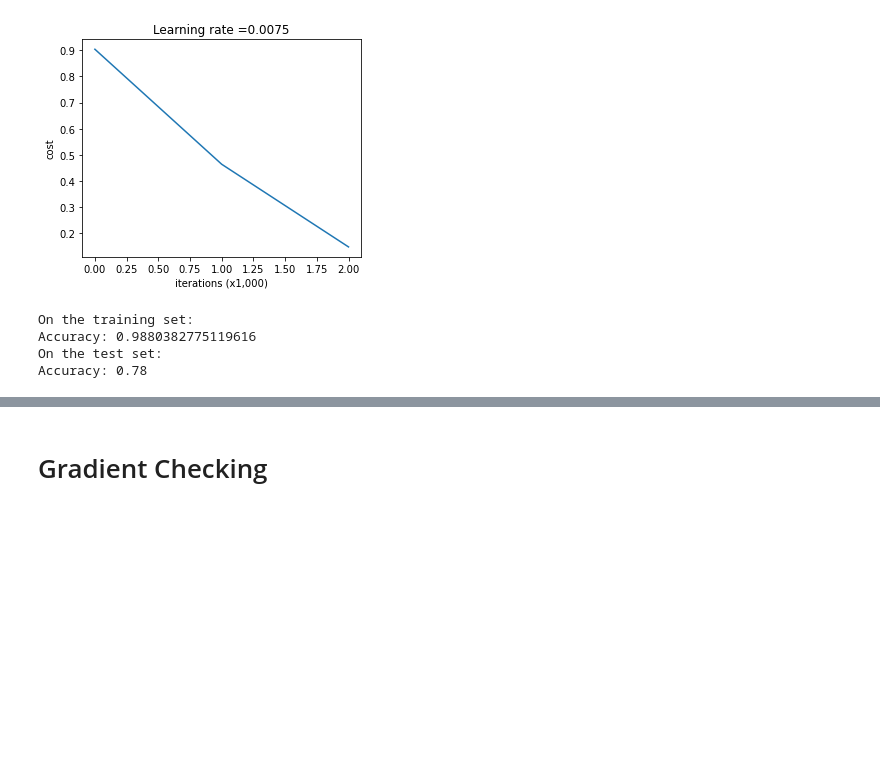
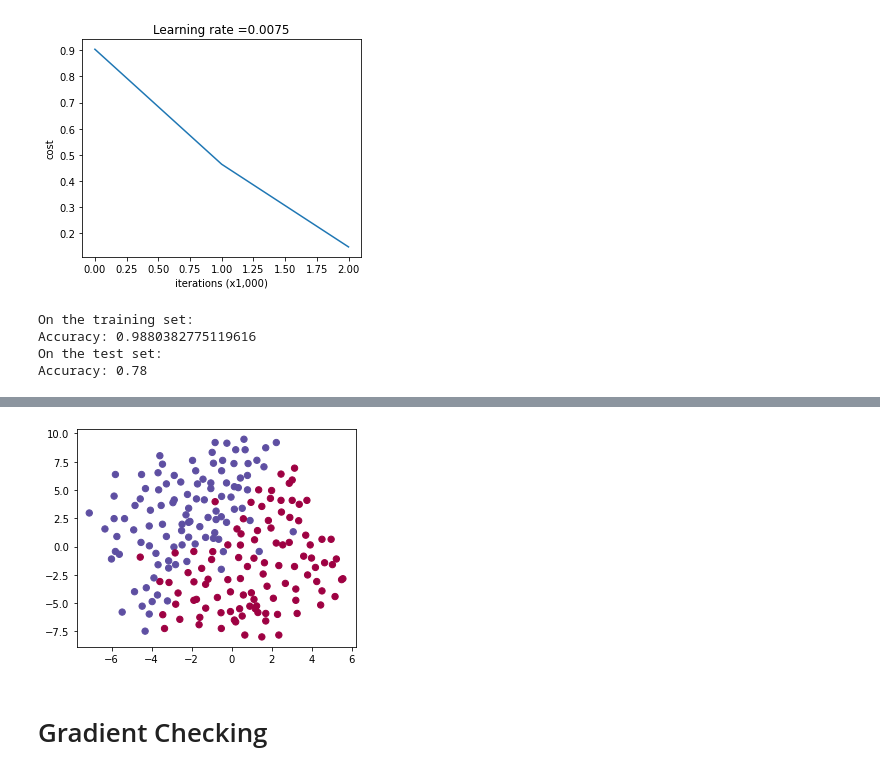
Before and after one commit to hamedrq7/Deep-Learning-Numpy-Practice, a Jupyter notebook: Fully-Connected-Deep-Neural-Network.ipynb, the cells around one changed output, grey strips where cells are left out. Saved outputs shown, nothing was run; the diff lists cells and outputs as text; code cells hidden in the pictures; blank space fills up the shorter version.

```diff
--- a/Fully-Connected-Deep-Neural-Network.ipynb
+++ b/Fully-Connected-Deep-Neural-Network.ipynb
@@ -319,11 +321,11 @@ class DeepNN:
         params = {}
         for l in range(1, self.L):
             if self.actv_funcs[l-1]=="relu":
-                params["W"+str(l)] = 2 * np.random.randn(self.layer_dims[l], self.layer_dims[l-1]) / np.sqrt(self.layer_dims[l-1])
+                params["W"+str(l)] = np.sqrt(2 / self.layer_dims[l-1]) * np.random.randn(self.layer_dims[l], self.layer_dims[l-1])
             elif self.actv_funcs[l-1]=="sigmoid":
-                params["W"+str(l)] = np.random.randn(self.layer_dims[l], self.layer_dims[l-1]) / np.sqrt(self.layer_dims[l-1])
+                params["W"+str(l)] = np.sqrt(2 / self.layer_dims[l-1]) * np.random.randn(self.layer_dims[l], self.layer_dims[l-1])
             else:
-                params["W"+str(l)] = np.random.randn(self.layer_dims[l], self.layer_dims[l-1]) / np.sqrt(self.layer_dims[l-1])
+                params["W"+str(l)] = np.sqrt(2 / self.layer_dims[l-1]) * np.random.randn(self.layer_dims[l], self.layer_dims[l-1])
 
             params["b"+str(l)] = np.zeros((self.layer_dims[l], 1))
             print("W", l, " shape: ", params["W"+str(l)].shape)
@@ -647,11 +649,11 @@ class DeepNN:
         params = {}
         for l in range(1, self.L):
             if self.actv_funcs[l-1]=="relu":
-                params["W"+str(l)] = 2 * np.random.randn(self.layer_dims[l], self.layer_dims[l-1]) / np.sqrt(self.layer_dims[l-1])
+                params["W"+str(l)] = np.sqrt(2 / self.layer_dims[l-1]) * np.random.randn(self.layer_dims[l], self.layer_dims[l-1])
             elif self.actv_funcs[l-1]=="sigmoid":
-                params["W"+str(l)] = np.random.randn(self.layer_dims[l], self.layer_dims[l-1]) / np.sqrt(self.layer_dims[l-1])
+                params["W"+str(l)] = np.sqrt(2 / self.layer_dims[l-1]) * np.random.randn(self.layer_dims[l], self.layer_dims[l-1])
             else:
-                params["W"+str(l)] = np.random.randn(self.layer_dims[l], self.layer_dims[l-1]) / np.sqrt(self.layer_dims[l-1])
+                params["W"+str(l)] = np.sqrt(2 / self.layer_dims[l-1]) * np.random.randn(self.layer_dims[l], self.layer_dims[l-1])
 
             params["b"+str(l)] = np.zeros((self.layer_dims[l], 1))
             print("W", l, " shape: ", params["W"+str(l)].shape)
@@ -1063,0 +1068,15 @@ Accuracy: 0.78
+# %%
+activation_funcs = ["relu", "relu", "sigmoid"]
+dnn = DeepNN([train_x.shape[0], 20, 3, 1], activation_funcs)
+dnn.train(train_x, train_y, 30000, 0.3)
+
+dnn.plot_lr()
+print ("On the training set:")
+predictions_train = dnn.predict(train_x, train_y)
+print ("On the test set:")
+predictions_test = dnn.predict(test_x, test_y)
+# %%
+activation_funcs = ["relu", "relu", "sigmoid"]
+dnn = DeepNN([train_x.shape[0], 20, 3, 1], activation_funcs)
+XX = dnn.normalize_input(train_x)
+np.mean(XX)
@@ -1064,3 +1095,7 @@ Accuracy: 0.78
+# %%
+plt.scatter(XX[0, :], XX[1, :], c=train_y, s=40, cmap=plt.cm.Spectral);
+# %% [output]
+[figure, added]
 # %% [markdown]
 # Gradient Checking
 # %%
```
Also changed, not shown: parts of 10 cells of this notebook.
